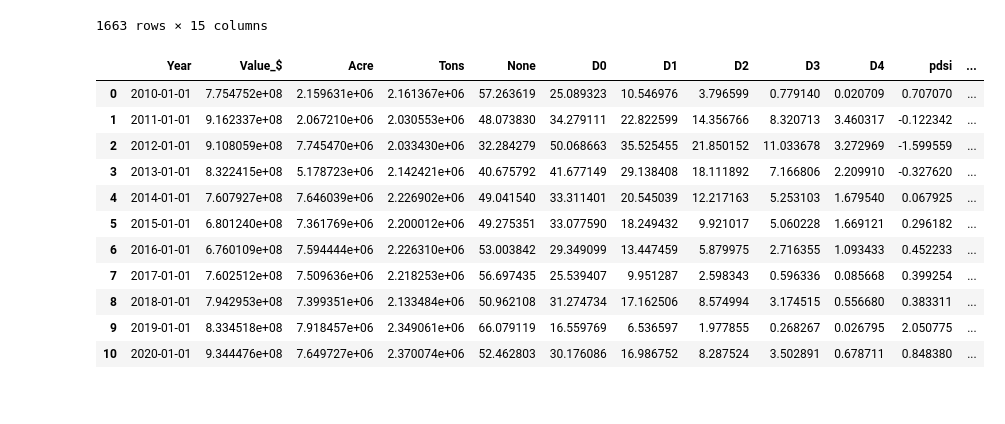
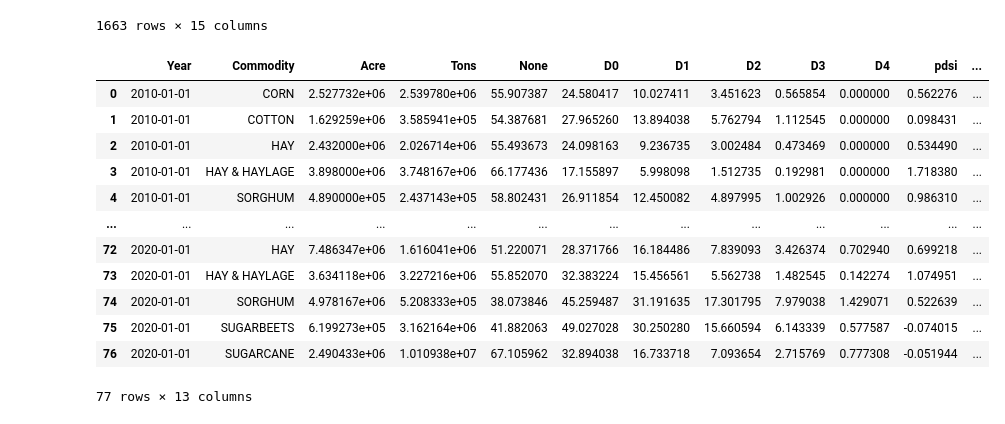
Before and after one commit to srilekha-sikhinam/SIADS-591_592, a Jupyter notebook: drought_crop.ipynb, the cells around one changed output. Drawn from its saved outputs; the diff is of its cells as text; code cells hidden in the pictures.

```diff
--- a/drought_crop.ipynb
+++ b/drought_crop.ipynb
@@ -85,7 +126,7 @@ To understand the data better, we could use the data dictionary present in the w
 
 These drought variables are calculated using various data such as precipitation, soil moisuture, surface temperature being the main variables.
 # %%
-drought_df_raw = pd.read_csv('secondary_dataset/drought_data.csv')
+drought_df_raw = pd.read_csv('drive/MyDrive/Colab Notebooks/data/drought_data/drought_data_2010-2020.csv')
 # %%
 # get date to Datetime format
 # find dict for state abbreviation to lookup key and value then merge with the crop file
@@ -121,15 +162,18 @@ Source : https://www.ncdc.noaa.gov/cag/statewide/time-series
 * The data that we get for this project is monthly data by state from year 2010 to year 2022
 # %%
 # read each file and change column value to each state
-path = 'secondary_dataset/precipitation'
+import ntpath
+
+path = 'drive/MyDrive/Colab Notebooks/data/precipitation/'
 all_files = glob.glob(os.path.join(path, "*.csv"))
 files_list = []
 for file in all_files:
     df = pd.read_csv(file, skiprows=4)
-    x = re.findall(r'[A-Z]\w+', file) # using regex to extract file state name and fill in column
-    df['state'] = x[0]
+    y = file.rsplit('.', 1)
+    x = y[0].rsplit('pcp_', 1)
+    df['state'] = x[-1]
     files_list.append(df)
 pcp_df = pd.concat(files_list, axis=0, ignore_index=True)
 pcp_df['Date'] = pd.to_datetime(pcp_df.Date, format='%Y%m')
 pcp_df.set_index('Date', inplace=True)
-# pcp_df
+pcp_df.head(5)
@@ -147,7 +214,7 @@ Source : https://www.ncdc.noaa.gov/cag/statewide/time-series
 * The data that we get for this project is monthly data by state from year 2010 to year 2022
 # %%
 # read and write csv to collect state from the top of the cell
-path = 'secondary_dataset/temperature'
+path = 'drive/MyDrive/Colab Notebooks/data/temperature/'
 files = [os.path.join(path, f) for f in os.listdir(path)] # if os.path.isfile(os.path.join(path, f))
 df_list = []
 for f in files:
@@ -160,3 +227,4 @@ for f in files:
 temp_df = pd.concat(df_list, ignore_index=True)
 temp_df['Date'] = pd.to_datetime(temp_df['Date'], format='%Y%M')
 temp_df.set_index('Date', inplace=True)
+temp_df
@@ -170,7 +253,7 @@ temp_year_df.rename(columns={'Value':'temp', 'state':'State'}, inplace=True)
 Source : https://www.ncdc.noaa.gov/cag/statewide/time-series
 # %%
 # read and write csv to collect state from the top of the cell
-path = 'secondary_dataset/pdsi'
+path = 'drive/MyDrive/Colab Notebooks/data/pdsi'
 files = [os.path.join(path, f) for f in os.listdir(path)] # if os.path.isfile(os.path.join(path, f))
 df_list = []
 for f in files:
@@ -183,3 +266,4 @@ for f in files:
 pdsi_df = pd.concat(df_list, axis=0, ignore_index=True)
 pdsi_df['Date'] = pd.to_datetime(pdsi_df['Date'], format='%Y%M')
 pdsi_df.set_index('Date', inplace=True)
+pdsi_df.head(5)
@@ -605,17 +769,20 @@ df
 1663 rows × 15 columns
 # %%
 # compare crop yield correlation
-crop_avg_df = df.groupby(['Year', 'Commodity'])
+crop_avg_df = df.groupby(['Year', 'Commodity'])['Acre','Tons','None','D0',	'D1','D2','D3','D4','pdsi','precip','temp'].mean().reset_index()
+
+crop_avg_df
 # %% [output]
-|  | Year | Value_$ | Acre | Tons | None | D0 | D1 | D2 | D3 | D4 | pdsi | ... |
-| 0 | 2010-01-01 | 7.754752e+08 | 2.159631e+06 | 2.161367e+06 | 57.263619 | 25.089323 | 10.546976 | 3.796599 | 0.779140 | 0.020709 | 0.707070 | ... |
-| 1 | 2011-01-01 | 9.162337e+08 | 2.067210e+06 | 2.030553e+06 | 48.073830 | 34.279111 | 22.822599 | 14.356766 | 8.320713 | 3.460317 | -0.122342 | ... |
-| 2 | 2012-01-01 | 9.108059e+08 | 7.745470e+06 | 2.033430e+06 | 32.284279 | 50.068663 | 35.525455 | 21.850152 | 11.033678 | 3.272969 | -1.599559 | ... |
-| 3 | 2013-01-01 | 8.322415e+08 | 5.178723e+06 | 2.142421e+06 | 40.675792 | 41.677149 | 29.138408 | 18.111892 | 7.166806 | 2.209910 | -0.327620 | ... |
-| 4 | 2014-01-01 | 7.607927e+08 | 7.646039e+06 | 2.226902e+06 | 49.041540 | 33.311401 | 20.545039 | 12.217163 | 5.253103 | 1.679540 | 0.067925 | ... |
-| 5 | 2015-01-01 | 6.801240e+08 | 7.361769e+06 | 2.200012e+06 | 49.275351 | 33.077590 | 18.249432 | 9.921017 | 5.060228 | 1.669121 | 0.296182 | ... |
-| 6 | 2016-01-01 | 6.760109e+08 | 7.594444e+06 | 2.226310e+06 | 53.003842 | 29.349099 | 13.447459 | 5.879975 | 2.716355 | 1.093433 | 0.452233 | ... |
-| 7 | 2017-01-01 | 7.602512e+08 | 7.509636e+06 | 2.218253e+06 | 56.697435 | 25.539407 | 9.951287 | 2.598343 | 0.596336 | 0.085668 | 0.399254 | ... |
-| 8 | 2018-01-01 | 7.942953e+08 | 7.399351e+06 | 2.133484e+06 | 50.962108 | 31.274734 | 17.162506 | 8.574994 | 3.174515 | 0.556680 | 0.383311 | ... |
-| 9 | 2019-01-01 | 8.334518e+08 | 7.918457e+06 | 2.349061e+06 | 66.079119 | 16.559769 | 6.536597 | 1.977855 | 0.268267 | 0.026795 | 2.050775 | ... |
-| 10 | 2020-01-01 | 9.344476e+08 | 7.649727e+06 | 2.370074e+06 | 52.462803 | 30.176086 | 16.986752 | 8.287524 | 3.502891 | 0.678711 | 0.848380 | ... |
+|  | Year | Commodity | Acre | Tons | None | D0 | D1 | D2 | D3 | D4 | pdsi | ... |
+| 0 | 2010-01-01 | CORN | 2.527732e+06 | 2.539780e+06 | 55.907387 | 24.580417 | 10.027411 | 3.451623 | 0.565854 | 0.000000 | 0.562276 | ... |
+| 1 | 2010-01-01 | COTTON | 1.629259e+06 | 3.585941e+05 | 54.387681 | 27.965260 | 13.894038 | 5.762794 | 1.112545 | 0.000000 | 0.098431 | ... |
+| 2 | 2010-01-01 | HAY | 2.432000e+06 | 2.026714e+06 | 55.493673 | 24.098163 | 9.236735 | 3.002484 | 0.473469 | 0.000000 | 0.534490 | ... |
+| 3 | 2010-01-01 | HAY & HAYLAGE | 3.898000e+06 | 3.748167e+06 | 66.177436 | 17.155897 | 5.998098 | 1.512735 | 0.192981 | 0.000000 | 1.718380 | ... |
+| 4 | 2010-01-01 | SORGHUM | 4.890000e+05 | 2.437143e+05 | 58.802431 | 26.911854 | 12.450082 | 4.897995 | 1.002926 | 0.000000 | 0.986310 | ... |
+| ... | ... | ... | ... | ... | ... | ... | ... | ... | ... | ... | ... | ... |
+| 72 | 2020-01-01 | HAY | 7.486347e+06 | 1.616041e+06 | 51.220071 | 28.371766 | 16.184486 | 7.839093 | 3.426374 | 0.702940 | 0.699218 | ... |
+| 73 | 2020-01-01 | HAY & HAYLAGE | 3.634118e+06 | 3.227216e+06 | 55.852070 | 32.383224 | 15.456561 | 5.562738 | 1.482545 | 0.142274 | 1.074951 | ... |
+| 74 | 2020-01-01 | SORGHUM | 4.978167e+06 | 5.208333e+05 | 38.073846 | 45.259487 | 31.191635 | 17.301795 | 7.979038 | 1.429071 | 0.522639 | ... |
+| 75 | 2020-01-01 | SUGARBEETS | 6.199273e+05 | 3.162164e+06 | 41.882063 | 49.027028 | 30.250280 | 15.660594 | 6.143339 | 0.577587 | -0.074015 | ... |
+| 76 | 2020-01-01 | SUGARCANE | 2.490433e+06 | 1.010938e+07 | 67.105962 | 32.894038 | 16.733718 | 7.093654 | 2.715769 | 0.777308 | -0.051944 | ... |
+77 rows × 13 columns
```
Also changed, not shown: parts of 15 cells of this notebook.
